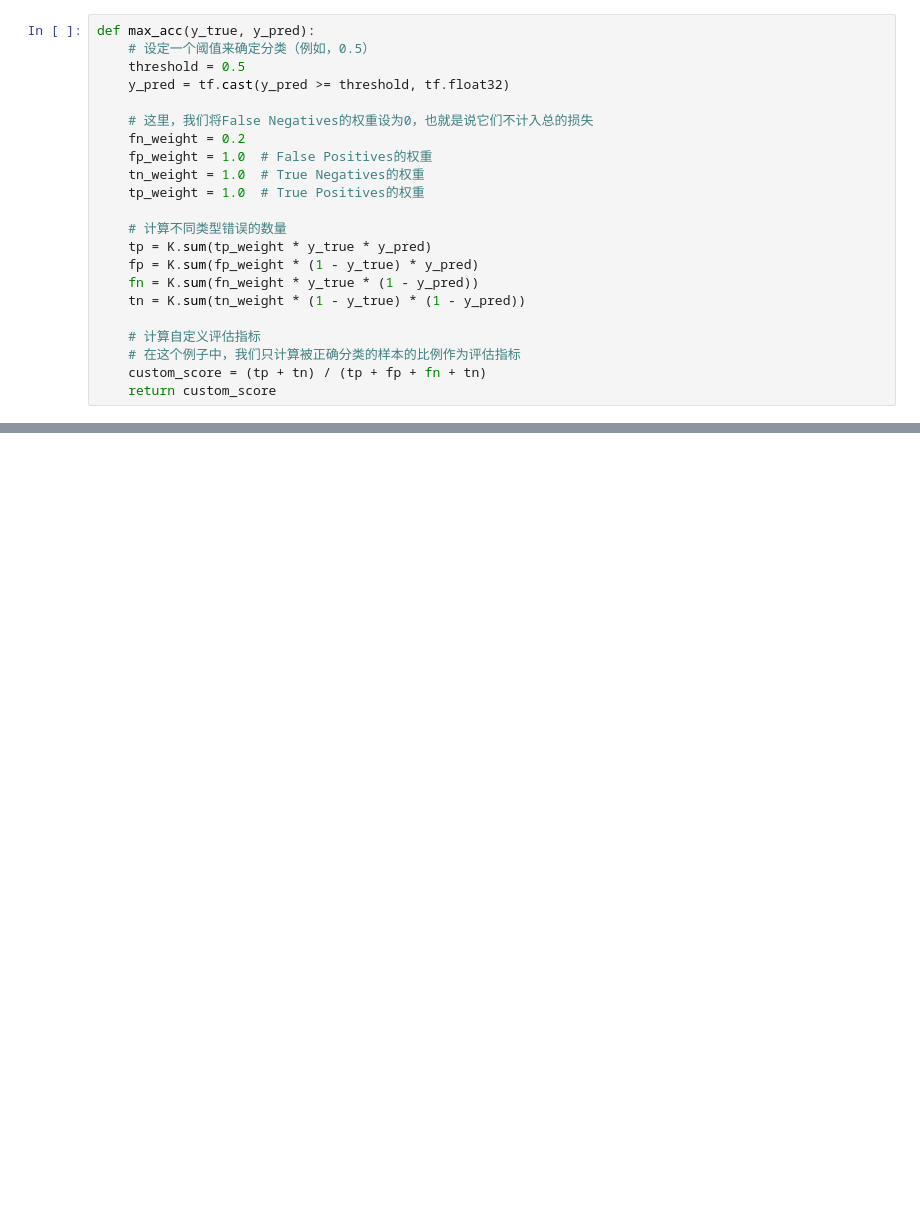
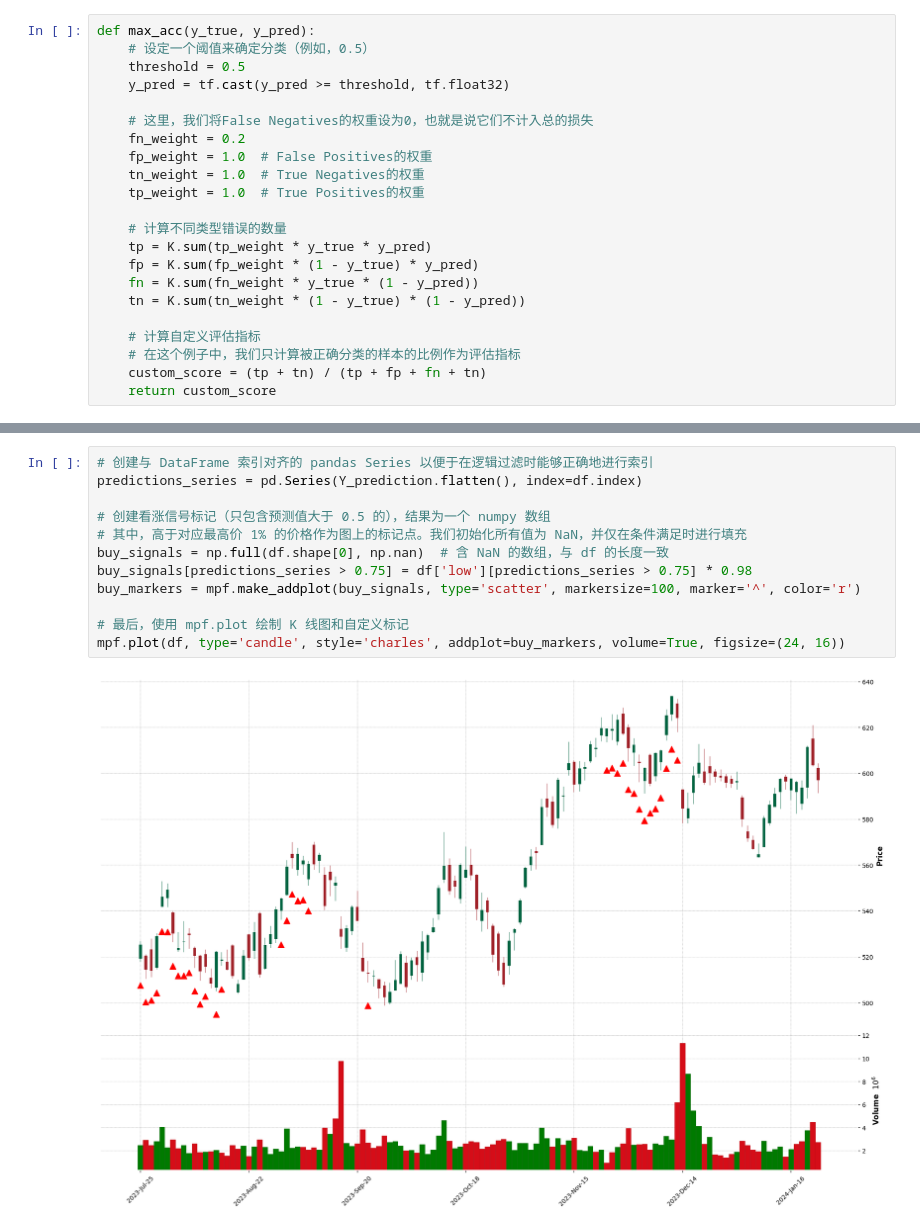
Before and after one commit to jxch-capital/capital-features-learning, a Jupyter notebook: notebooks/train.ipynb, the cells around one changed output, grey strips where cells are left out. Cells and saved outputs as stored; diff of their text form; blank space fills up the shorter version.

```diff
--- a/notebooks/train.ipynb
+++ b/notebooks/train.ipynb
@@ -178,0 +254,14 @@ validation_data['upSignals'].count(0)
+# %%
+# 创建与 DataFrame 索引对齐的 pandas Series 以便于在逻辑过滤时能够正确地进行索引
+predictions_series = pd.Series(Y_prediction.flatten(), index=df.index)
+
+# 创建看涨信号标记（只包含预测值大于 0.5 的），结果为一个 numpy 数组
+# 其中，高于对应最高价 1% 的价格作为图上的标记点。我们初始化所有值为 NaN，并仅在条件满足时进行填充
+buy_signals = np.full(df.shape[0], np.nan)  # 含 NaN 的数组，与 df 的长度一致
+buy_signals[predictions_series > 0.75] = df['low'][predictions_series > 0.75] * 0.98
+buy_markers = mpf.make_addplot(buy_signals, type='scatter', markersize=100, marker='^', color='r')
+
+# 最后，使用 mpf.plot 绘制 K 线图和自定义标记
+mpf.plot(df, type='candle', style='charles', addplot=buy_markers, volume=True, figsize=(24, 16))
+# %% [output]
+[figure, added]
```
Also changed, not shown: parts of 21 cells of this notebook, 1 other file.
